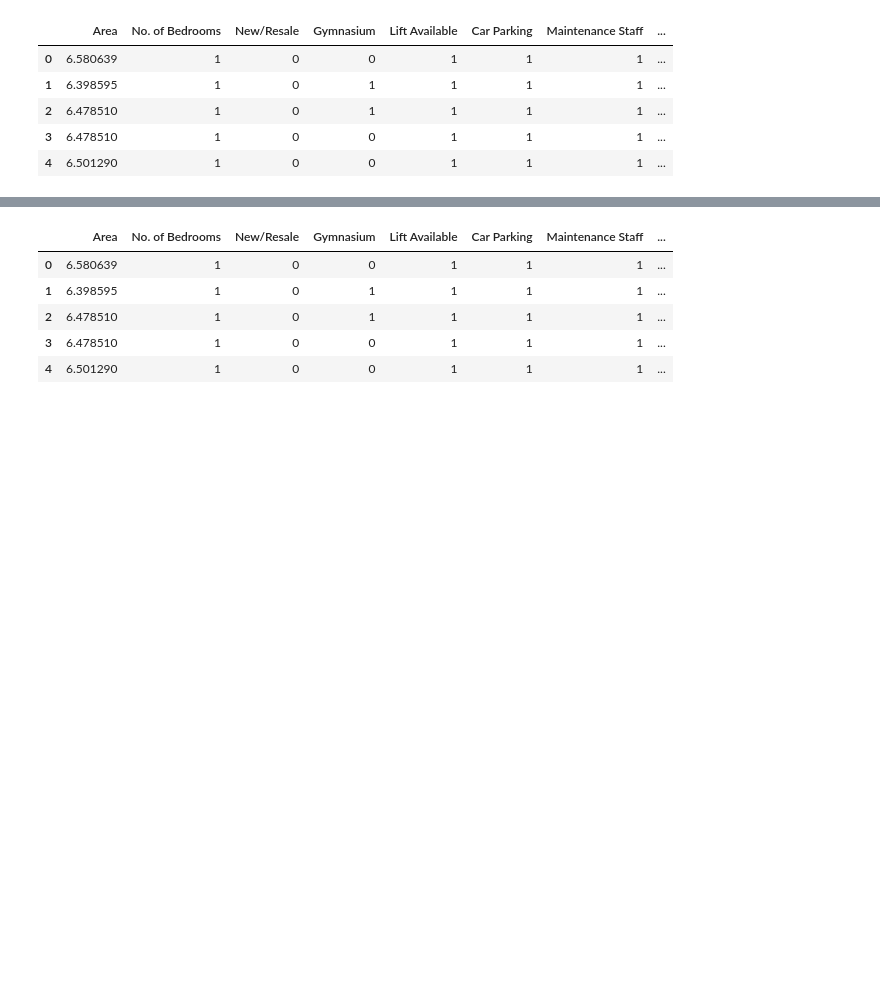
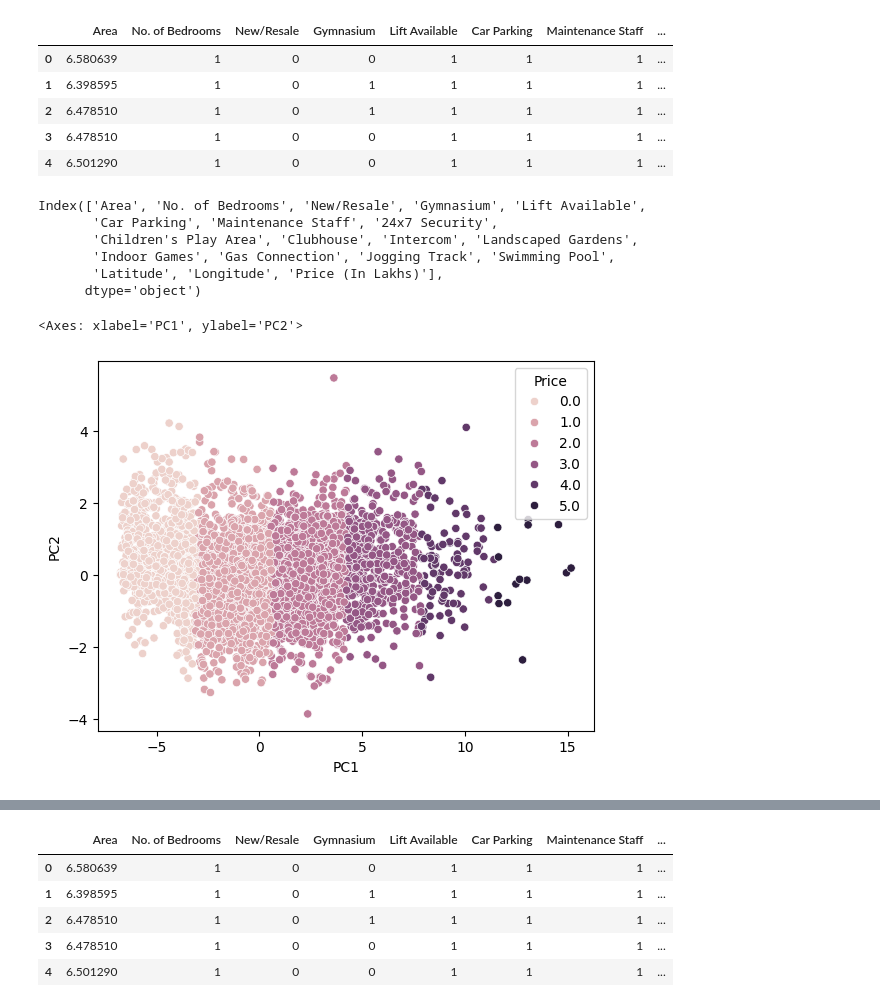
Before and after one commit to techcsispit/House-Price-Prediction, a Jupyter notebook: backend/preprocessing.ipynb, the cells around one changed output, grey strips where cells are left out. Drawn from its saved outputs; the diff is of its cells as text; code cells hidden in the pictures; blank space fills up the shorter version.

```diff
--- a/backend/preprocessing.ipynb
+++ b/backend/preprocessing.ipynb
@@ -555,3 +542,18 @@ df3.head()
 # %%
 X = df3.iloc[:, :-1]
 y = df3['Price (In Lakhs)']
+# %%
+####SHIVSHARAN
+
+from sklearn.decomposition import PCA
+pca = PCA(0.75)
+df_pca = pca.fit_transform(X)
+df_pca.shape
+df3.columns
+# %% [output]
+Index(['Area', 'No. of Bedrooms', 'New/Resale', 'Gymnasium', 'Lift Available',
+       'Car Parking', 'Maintenance Staff', '24x7 Security',
+       'Children's Play Area', 'Clubhouse', 'Intercom', 'Landscaped Gardens',
+       'Indoor Games', 'Gas Connection', 'Jogging Track', 'Swimming Pool',
+       'Latitude', 'Longitude', 'Price (In Lakhs)'],
+      dtype='object')
@@ -557,0 +566,13 @@ y = df3['Price (In Lakhs)']
+# %%
+from sklearn.discriminant_analysis import LinearDiscriminantAnalysis as LDA
+lda = LDA(n_components=5)
+pd_lda = lda.fit_transform(x,Y)
+lda_df = pd.DataFrame(data =pd_lda ,columns=["PC1","PC2","PC3","PC4","PC5"])
+# %%
+lda.explained_variance_ratio_*100
+lda_df["Price"] = Y
+# %%
+sns.scatterplot(lda_df ,x="PC1",y="PC2",hue="Price")
+# %% [output]
+<Axes: xlabel='PC1', ylabel='PC2'>
+[figure, added]
```
Also changed, not shown: parts of 10 cells of this notebook.
